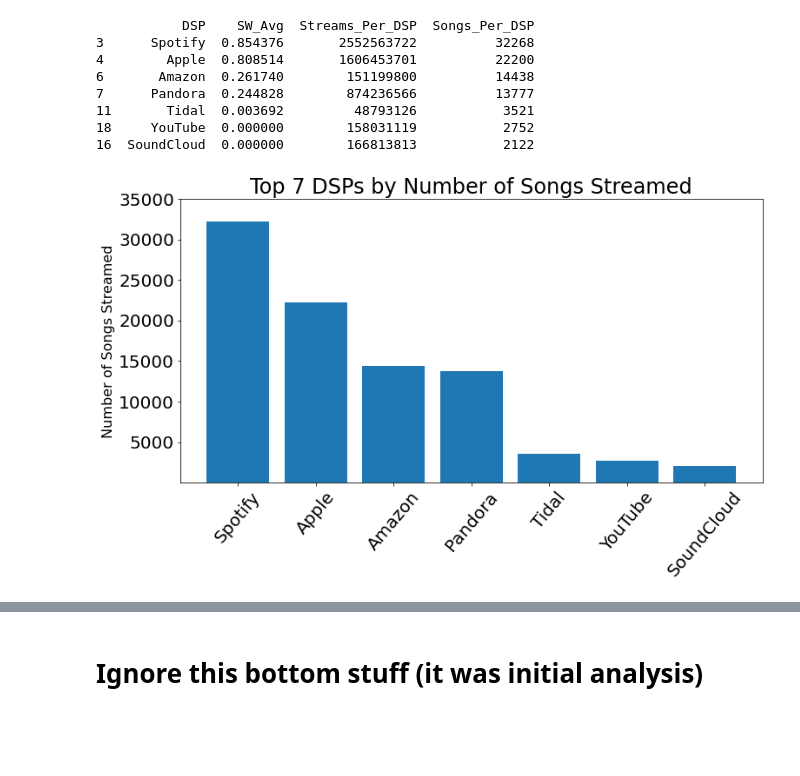
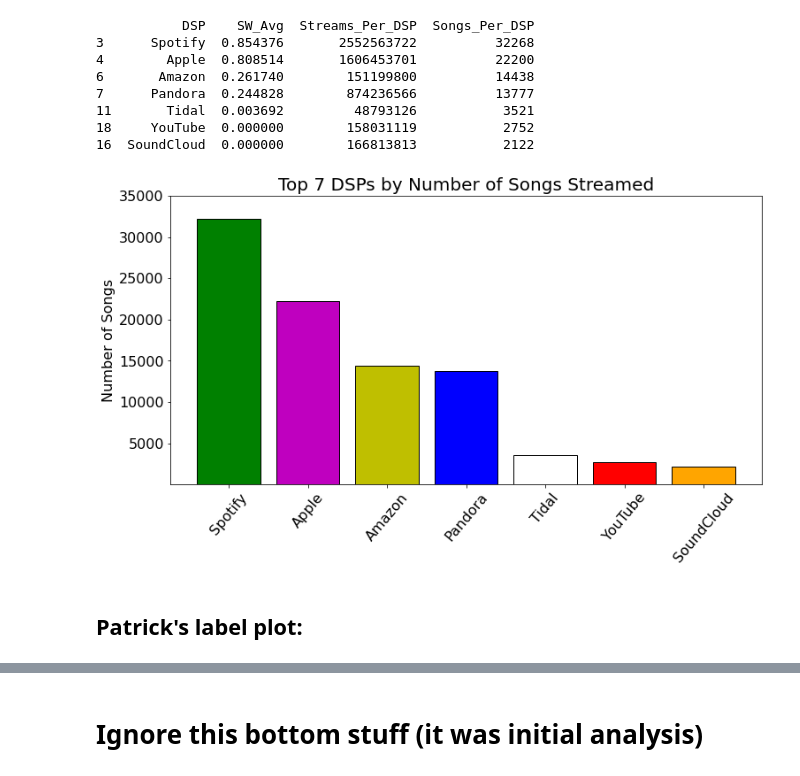
Before and after one commit to NSS-Data-Analytics-Cohort-6/mlc-project-nan-nagini, a Jupyter notebook: notebooks/mlc_jasmine.ipynb, the cells around one changed output, grey strips where cells are left out. Drawn from its saved outputs; the diff is of its cells as text; code cells hidden in the pictures; blank space fills up the shorter version.

```diff
--- a/notebooks/mlc_jasmine.ipynb
+++ b/notebooks/mlc_jasmine.ipynb
@@ -424,11 +437,12 @@ print(top_7_sdp)
 # %%
 # Plot top 7 by Songs_Per_DSP
 plt.figure(figsize=(12, 6))
-plt.bar(top_7_sdp.DSP, top_7_sdp.Songs_Per_DSP)
-plt.rcParams.update({'font.size':20}) # Made everything bigger except ylabel
-plt.ylabel('Number of Songs Streamed', fontsize=16)
-plt.xticks(rotation = 50)
-plt.yticks([5000, 10000, 15000, 20000, 25000, 30000, 35000])
-plt.title('Top 7 DSPs by Number of Songs Streamed');
+plt.bar(top_7_sdp.DSP, top_7_sdp.Songs_Per_DSP, color=['g', 'm', 'y', 'b', '1', 'r', 'orange'], edgecolor='black')
+plt.ylabel('Number of Songs', fontsize=16)
+plt.xticks(rotation = 50, fontsize=16)
+plt.yticks([5000, 10000, 15000, 20000, 25000, 30000, 35000], fontsize=16)
+plt.title('Top 7 DSPs by Number of Songs Streamed', fontsize=20);
 # %% [output]
-[figure, old version]
+[figure, new version]
+# %% [markdown]
+## Patrick's label plot:
```
Also changed, not shown: parts of 14 cells of this notebook.
